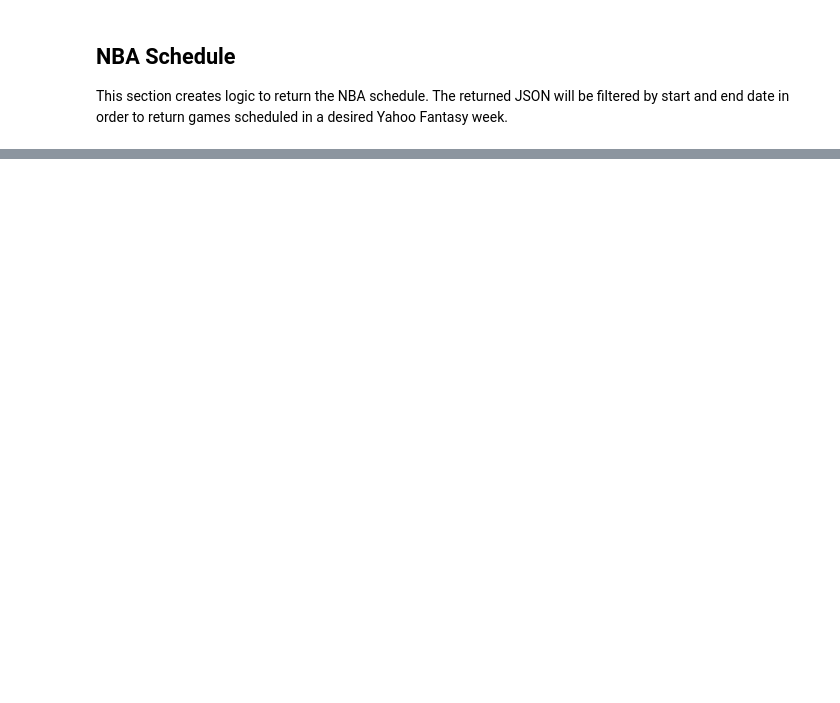
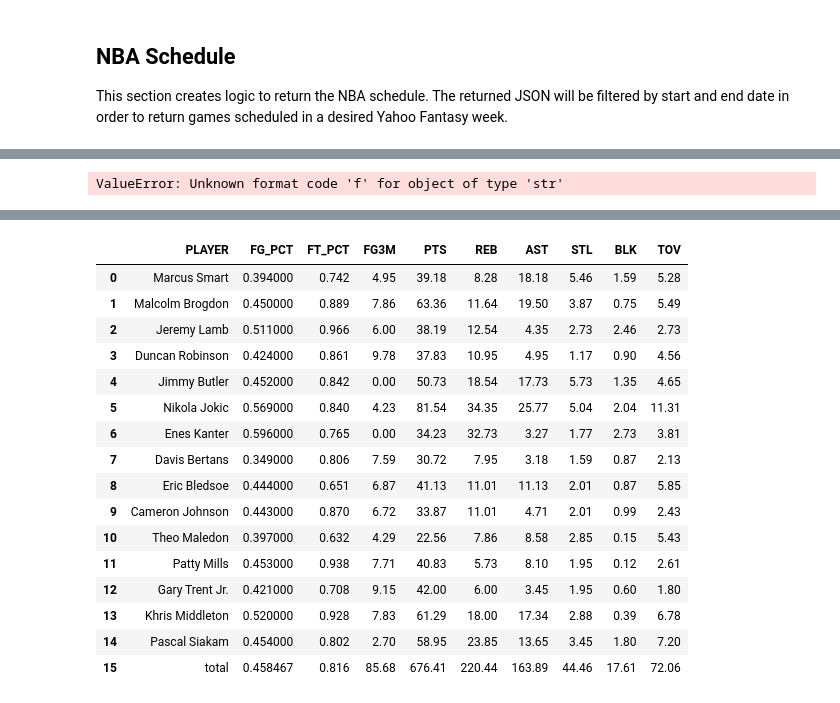
Before and after one commit to JaumeClave/waiver_wire_machine, a Jupyter notebook: notebooks/04_matchup_evaluator.ipynb, the cells around one changed output, grey strips where cells are left out. Cells and saved outputs as stored; diff of their text form; code cells hidden in the pictures; blank space fills up the shorter version.

```diff
--- a/notebooks/04_matchup_evaluator.ipynb
+++ b/notebooks/04_matchup_evaluator.ipynb
@@ -389,0 +665,5 @@ r.json()
+# %%
+player_games_dictionary = dict()
+for player in player_name_list:
+    team = af.yahoo_player_team_and_jersey(player)[0]
+    player_games_dictionary[player] = teams_playing_home_visitors[team]
@@ -389,0 +802,36 @@ r.json()
+# %%
+af.format_dataframe_decimals(b)
+# %% [output]
+ValueError: Unknown format code 'f' for object of type 'str'
+# %%
+def get_teams_weekly_predicted_stats_pipeline(team_dict, week="next", season=2020,
+                                              team_9cat_average_stats_data=None):
+    """
+
+    """
+    sc = af.yahoo_fantasy_api_authentication()
+    league = af.yahoo_fantasy_league(sc)
+    if week == "next":
+        fantasy_week, week_start_date, week_end_date = get_next_week_information()
+    elif week == "current":
+        fantasy_week, week_start_date, week_end_date = get_week_current_week_information()
+    else:
+        raise ValueError("Parameter 'week must be 'current' or 'next'.")
+    season_games_dataframe = get_game_information_in_season(season)
+    filtered_games_week, team_game_counts = get_fantasy_week_games_dataframe\
+        (season_games_dataframe, week_start_date, week_end_date)
+    player_id_name_team_list, player_name_list = get_player_ids_names_in_fantasy_team(team_dict)
+    player_games_dictionary = get_player_games(team_game_counts, player_name_list)
+    if team_9cat_average_stats_data == None:
+        team_9cat_average_stats_dataframe = af.team_9cat_average_stats(team_dict, league)
+        predicted_weekly_9cat_stats = get_predicted_player_weekly_9cat(player_games_dictionary,
+                                                                 team_9cat_average_stats_dataframe)
+    else:
+        predicted_weekly_9cat_stats = get_predicted_player_weekly_9cat(player_games_dictionary,
+                                                                 team_9cat_average_stats_data)
+    roster_dataframe_with_total = get_total_row(predicted_weekly_9cat_stats)
+    roster_dataframe_with_total = af.format_dataframe_decimals(roster_dataframe_with_total)
+    return roster_dataframe_with_total
+# %%
+get_teams_weekly_predicted_stats_pipeline(af.NUNN_OF_YALL_BETTA, week="current")
+# %% [output]
@@ -389,0 +855,17 @@ r.json()
+|  | PLAYER | FG_PCT | FT_PCT | FG3M | PTS | REB | AST | STL | BLK | TOV |
+| 0 | Marcus Smart | 0.394000 | 0.742 | 4.95 | 39.18 | 8.28 | 18.18 | 5.46 | 1.59 | 5.28 |
+| 1 | Malcolm Brogdon | 0.450000 | 0.889 | 7.86 | 63.36 | 11.64 | 19.50 | 3.87 | 0.75 | 5.49 |
+| 2 | Jeremy Lamb | 0.511000 | 0.966 | 6.00 | 38.19 | 12.54 | 4.35 | 2.73 | 2.46 | 2.73 |
+| 3 | Duncan Robinson | 0.424000 | 0.861 | 9.78 | 37.83 | 10.95 | 4.95 | 1.17 | 0.90 | 4.56 |
+| 4 | Jimmy Butler | 0.452000 | 0.842 | 0.00 | 50.73 | 18.54 | 17.73 | 5.73 | 1.35 | 4.65 |
+| 5 | Nikola Jokic | 0.569000 | 0.840 | 4.23 | 81.54 | 34.35 | 25.77 | 5.04 | 2.04 | 11.31 |
+| 6 | Enes Kanter | 0.596000 | 0.765 | 0.00 | 34.23 | 32.73 | 3.27 | 1.77 | 2.73 | 3.81 |
+| 7 | Davis Bertans | 0.349000 | 0.806 | 7.59 | 30.72 | 7.95 | 3.18 | 1.59 | 0.87 | 2.13 |
+| 8 | Eric Bledsoe | 0.444000 | 0.651 | 6.87 | 41.13 | 11.01 | 11.13 | 2.01 | 0.87 | 5.85 |
+| 9 | Cameron Johnson | 0.443000 | 0.870 | 6.72 | 33.87 | 11.01 | 4.71 | 2.01 | 0.99 | 2.43 |
+| 10 | Theo Maledon | 0.397000 | 0.632 | 4.29 | 22.56 | 7.86 | 8.58 | 2.85 | 0.15 | 5.43 |
+| 11 | Patty Mills | 0.453000 | 0.938 | 7.71 | 40.83 | 5.73 | 8.10 | 1.95 | 0.12 | 2.61 |
+| 12 | Gary Trent Jr. | 0.421000 | 0.708 | 9.15 | 42.00 | 6.00 | 3.45 | 1.95 | 0.60 | 1.80 |
+| 13 | Khris Middleton | 0.520000 | 0.928 | 7.83 | 61.29 | 18.00 | 17.34 | 2.88 | 0.39 | 6.78 |
+| 14 | Pascal Siakam | 0.454000 | 0.802 | 2.70 | 58.95 | 23.85 | 13.65 | 3.45 | 1.80 | 7.20 |
+| 15 | total | 0.458467 | 0.816 | 85.68 | 676.41 | 220.44 | 163.89 | 44.46 | 17.61 | 72.06 |
```
Also changed, not shown: parts of 57 cells of this notebook, 1 other file.
